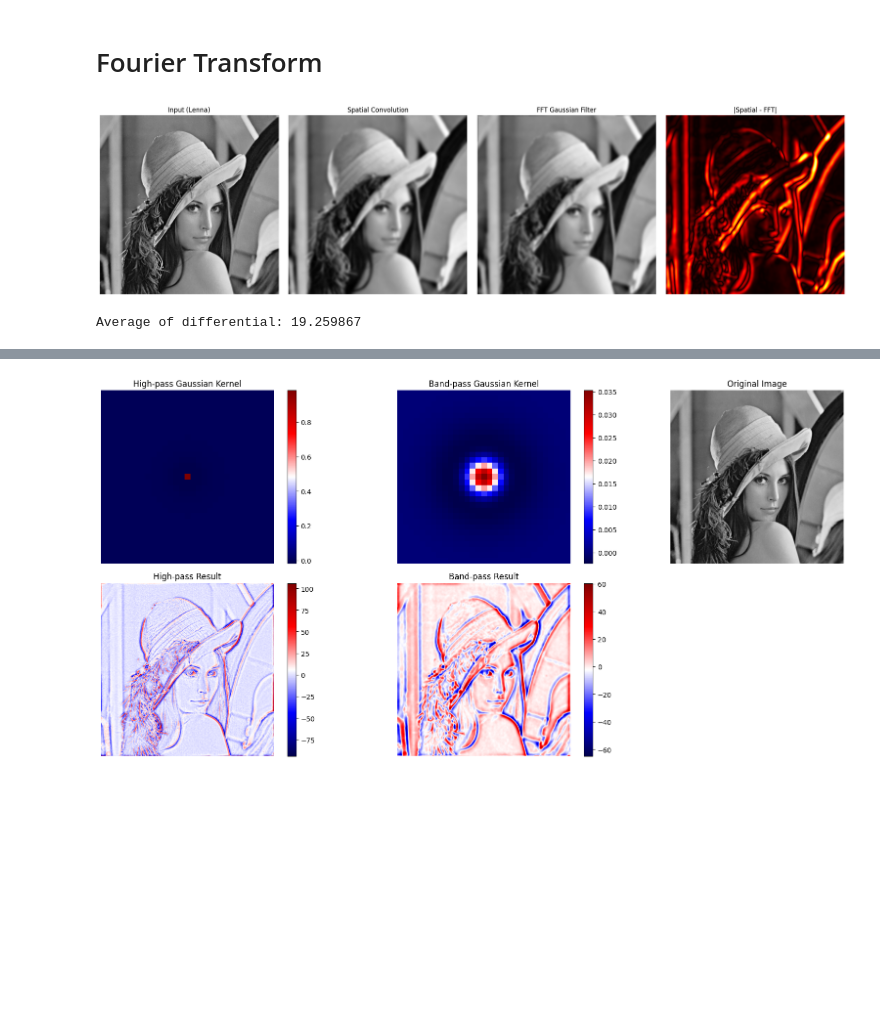
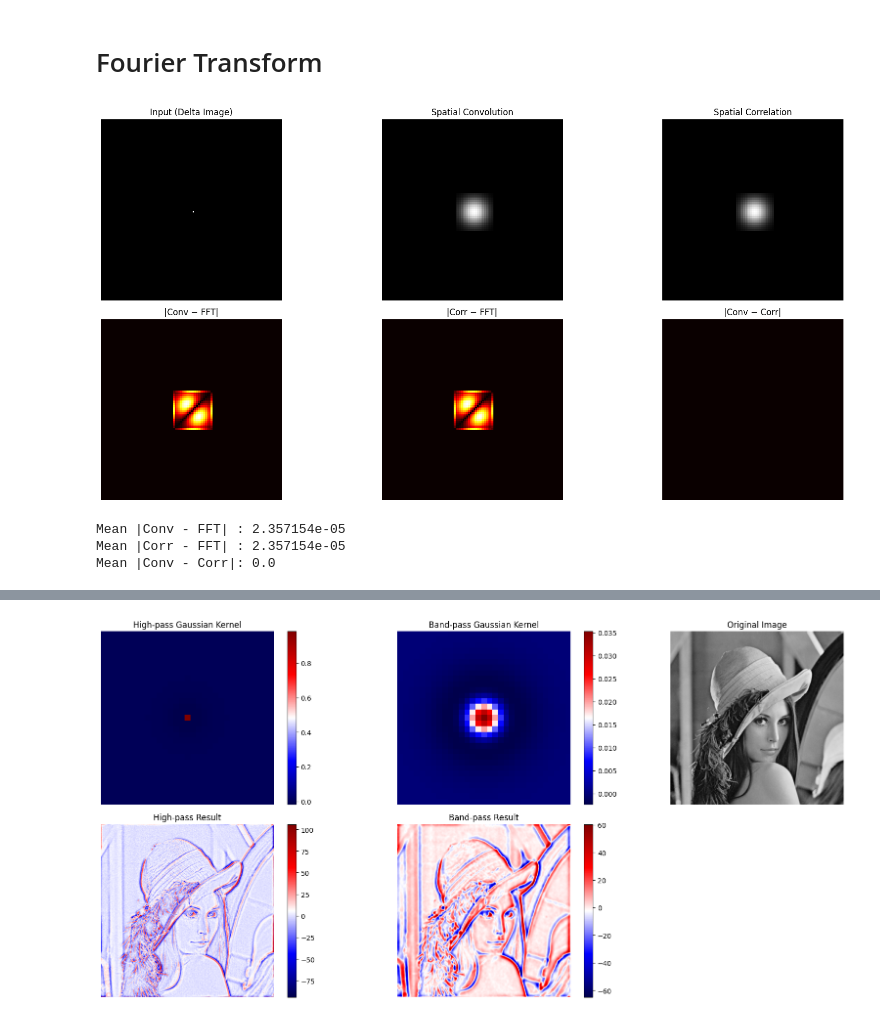
Before and after one commit to daoanhkhoa123/bai_tap_thay_vinh, a Jupyter notebook: run.ipynb, the cells around one changed output, grey strips where cells are left out. Saved outputs shown, nothing was run; the diff lists cells and outputs as text; code cells hidden in the pictures; blank space fills up the shorter version.

```diff
--- a/run.ipynb
+++ b/run.ipynb
@@ -144,43 +198,66 @@ plt.show()
 # %% [markdown]
 # Fourier Transform
 # %%
-img = cv.imread("/kaggle/working/bai_tap_thay_vinh/Lenna.png", cv.IMREAD_GRAYSCALE).astype(np.float32)
+import numpy as np
+import matplotlib.pyplot as plt
 
-kernel = GaussianMask.mask_gauss(sigma=3.0, size=21)
+img = FilterImage.create_img(size=101, value=1).astype(np.float32)
+kernel = GaussianMask.mask_gauss(sigma=5, size=21)
+kernel /= kernel.sum()
+
 spatial_conv = FilterImage.img_conv_kernel(img, kernel)
-fft_result = FourierGaussianFilter.gaussian_fft(img, kernel)
+spatial_corr = FilterImage.img_corr_kernel(img, kernel)
 
-h, w = spatial_conv.shape
-fft_cropped = fft_result[:h, :w]
+pad = kernel.shape[0] // 2
+img_pad = np.pad(img, ((pad, pad), (pad, pad)))
+fft_result = FourierGaussianFilter.gaussian_fft(img_pad, kernel)
+fft_same = fft_result[pad:-pad, pad:-pad]
 
-plt.figure(figsize=(20,5))
+diff_conv_fft = np.abs(spatial_conv - fft_same)
+diff_corr_fft = np.abs(spatial_corr - fft_same)
+diff_conv_corr = np.abs(spatial_conv - spatial_corr)
 
-plt.subplot(1,4,1)
+plt.figure(figsize=(18,8))
+
+plt.subplot(2,3,1)
 plt.imshow(img, cmap="gray")
-plt.title("Input (Lenna)")
+plt.title("Input (Delta Image)")
 plt.axis("off")
 
-plt.subplot(1,4,2)
+plt.subplot(2,3,2)
 plt.imshow(spatial_conv, cmap="gray")
 plt.title("Spatial Convolution")
 plt.axis("off")
 
-plt.subplot(1,4,3)
-plt.imshow(fft_cropped, cmap="gray")
-plt.title("FFT Gaussian Filter")
+plt.subplot(2,3,3)
+plt.imshow(spatial_corr, cmap="gray")
+plt.title("Spatial Correlation")
 plt.axis("off")
 
-plt.subplot(1,4,4)
-abs_diff = np.abs(spatial_conv - fft_cropped)
-plt.imshow(abs_diff, cmap="hot")
-plt.title("|Spatial - FFT|")
+plt.subplot(2,3,4)
+plt.imshow(diff_conv_fft, cmap="hot")
+plt.title("|Conv − FFT|")
+plt.axis("off")
+
+plt.subplot(2,3,5)
+plt.imshow(diff_corr_fft, cmap="hot")
+plt.title("|Corr − FFT|")
+plt.axis("off")
+
+plt.subplot(2,3,6)
+plt.imshow(diff_conv_corr, cmap="hot")
+plt.title("|Conv − Corr|")
 plt.axis("off")
 
 plt.tight_layout()
 plt.show()
 
-print("Average of differential:", np.mean(abs_diff))
+print("Mean |Conv - FFT| :", np.mean(diff_conv_fft))
+print("Mean |Corr - FFT| :", np.mean(diff_corr_fft))
+print("Mean |Conv - Corr|:", np.mean(diff_conv_corr))
 # %% [output]
-[figure, old version]
+[figure, new version]
-Average of differential: 19.259867
+Mean |Conv - FFT| : 2.357154e-05
+Mean |Corr - FFT| : 2.357154e-05
+Mean |Conv - Corr|: 0.0
 # %%
```
Also changed, not shown: parts of 6 cells of this notebook, 2 other files.
